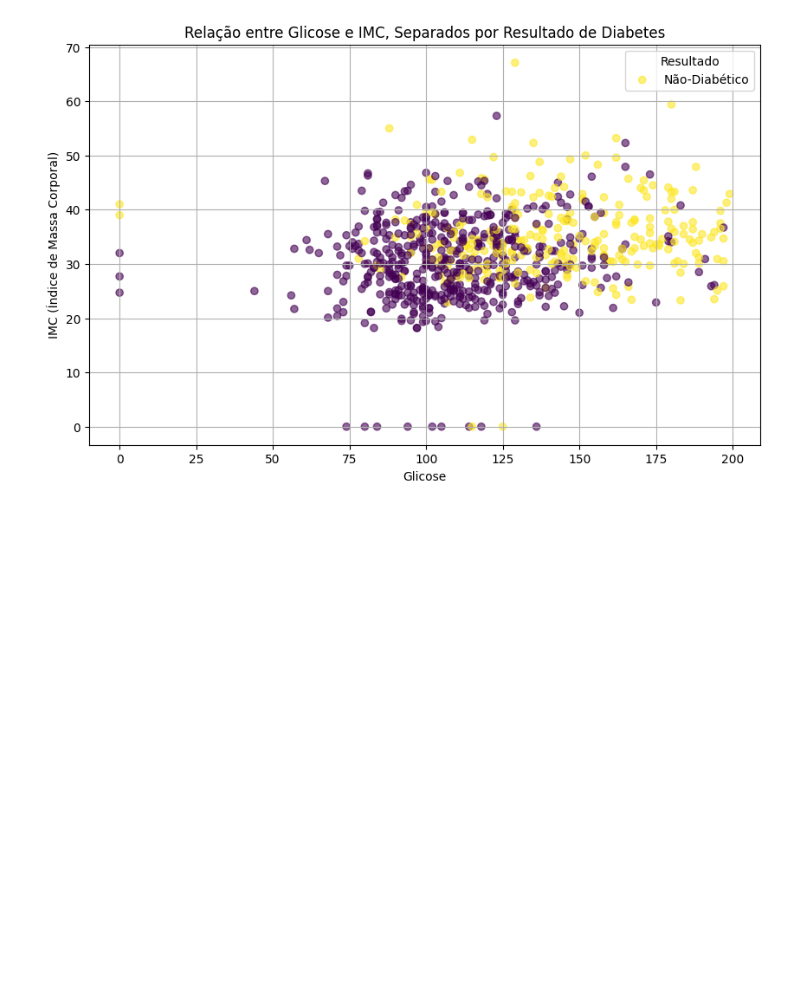
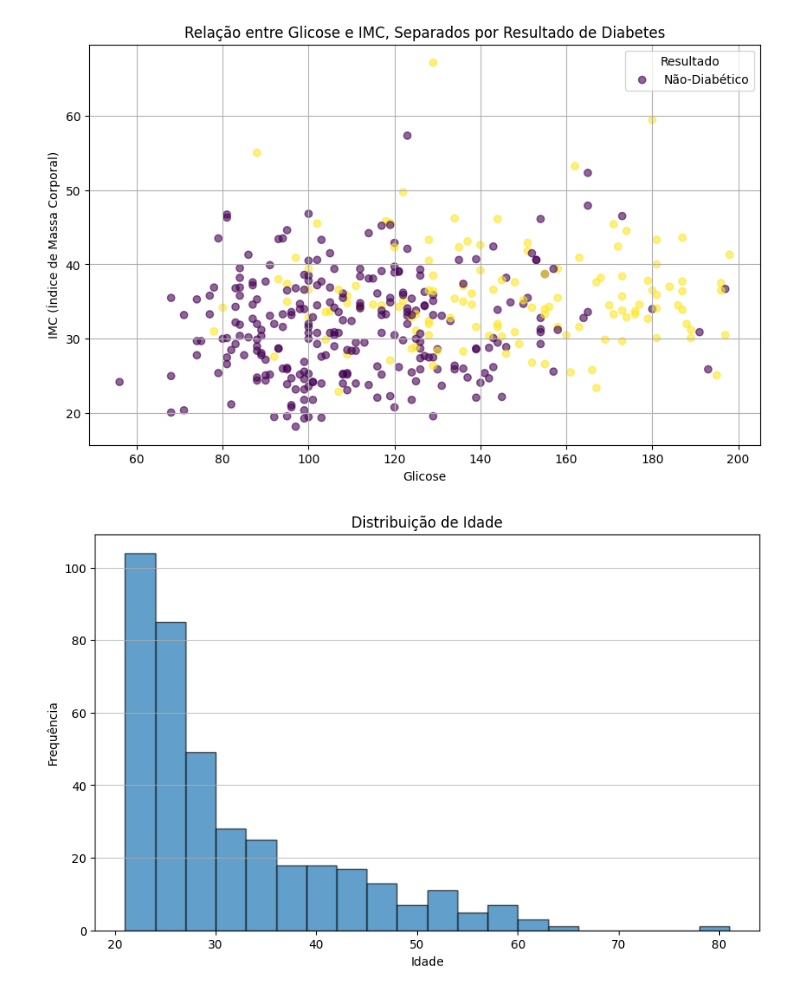
Before and after one commit to LLCarlos/tech-01, a Jupyter notebook: diabetes.ipynb, the cells around one changed output. Drawn from its saved outputs; the diff is of its cells as text; code cells hidden in the pictures; blank space fills up the shorter version.

```diff
--- a/diabetes.ipynb
+++ b/diabetes.ipynb
@@ -1,9 +1,14 @@
 # %%
 import pandas as pd
 import matplotlib.pyplot as plt
+import seaborn as sns
 
 # Carrega o arquivo CSV em um DataFrame do pandas
 df = pd.read_csv('diabetes.csv')
+
+#Remove os null ou zero
+df = df[(df[['Glucose', 'BloodPressure', 'SkinThickness', 'Insulin', 'BMI']] != 0).all(axis=1)]
+
 
 # Exibe as primeiras 5 linhas do DataFrame
 print("Primeiras 5 linhas do DataFrame:")
@@ -26,5 +31,75 @@ plt.ylabel('IMC (Índice de Massa Corporal)')
 plt.legend(*scatter.legend_elements(), title='Resultado', labels=['Não-Diabético', 'Diabético'])
 plt.grid(True)
 plt.savefig('glucose_bmi_outcome_scatter_plot.png')
+
+
+
+
+# 1. Histograma para a coluna 'Age'
+plt.figure(figsize=(10, 6))
+plt.hist(df['Age'], bins=20, edgecolor='black', alpha=0.7)
+plt.title('Distribuição de Idade')
+plt.xlabel('Idade')
+plt.ylabel('Frequência')
+plt.grid(axis='y', alpha=0.75)
+plt.savefig('age_histogram.png')
+print("Histograma de idade salvo como 'age_histogram.png'")
+
+# 2. Box Plot de 'Glucose' por 'Outcome'
+plt.figure(figsize=(10, 6))
+sns.boxplot(x='Outcome', y='Glucose', data=df)
+plt.title('Distribuição de Glicose por Resultado de Diabetes')
+plt.xlabel('Resultado (0 = Não Diabético, 1 = Diabético)')
+plt.ylabel('Nível de Glicose')
+plt.xticks(ticks=[0, 1], labels=['Não Diabético', 'Diabético'])
+plt.savefig('glucose_outcome_boxplot.png')
+print("Box plot de glicose salvo como 'glucose_outcome_boxplot.png'")
+
+# 3. Mapa de Calor da Correlação
+# This code generates a heatmap to visualize the correlation between different columns in a DataFrame (df). Here's a succinct explanation:
+
+# It creates a new figure with a specified size.
+# It calculates the correlation matrix (corr_matrix) of the DataFrame using the corr() method.
+# It uses seaborn's heatmap() function to create a heatmap of the correlation matrix. The heatmap is annotated with correlation coefficients rounded to two decimal places.
+# It sets the title of the heatmap and saves it as an image file named "correlation_heatmap.png".
+# It prints a message indicating that the heatmap has been saved.
+# In summary, this code helps to visualize the relationships between different columns in a DataFrame by creating a heatmap of correlation coefficients.
+plt.figure(figsize=(12, 10))
+corr_matrix = df.corr()
+sns.heatmap(corr_matrix, annot=True, cmap='coolwarm', fmt=".2f", linewidths=.5)
+plt.title('Mapa de Calor da Matriz de Correlação')
+plt.savefig('correlation_heatmap.png')
+print("Mapa de calor salvo como 'correlation_heatmap.png'")
+
+# 4. Scatter Plot de 'BMI' por 'Outcome'
+plt.figure(figsize=(10, 6))
+sns.scatterplot(x='BMI', y='Glucose', hue='Outcome', data=df)
+plt.title('Distribuição de IMC e Glicose por Resultado de Diabetes')
+plt.xlabel('IMC')
+plt.ylabel('Nível de Glicose')
+plt.legend(title='Resultado')
+plt.savefig('bmi_glucose_outcome_scatter_plot.png')
+print("Scatter plot de IMC e glicose salvo como 'bmi_glucose_outcome_scatter_plot.png'")
+
+# 5. Violin Plot de 'Glucose' por 'Outcome'
+plt.figure(figsize=(10, 6))
+sns.violinplot(x='Outcome', y='Glucose', data=df)
+plt.title('Distribuição de Glicose por Resultado de Diabetes')
+plt.xlabel('Resultado (0 = Não Diabético, 1 = Diabético)')
+plt.ylabel('Nível de Glicose')
+plt.xticks(ticks=[0, 1], labels=['Não Diabético', 'Diabético'])
+plt.savefig('glucose_outcome_violin_plot.png')
+print("Violin plot de glicose salvo como 'glucose_outcome_violin_plot.png'")
+
+# 6. Bar Plot de 'Outcome' por 'Age'
+plt.figure(figsize=(10, 6))
+age_group = pd.cut(df['Age'], bins=[20, 30, 40, 50, 60, 70], labels=['20-30', '30-40', '40-50', '50-60', '60-70'])
+df_group = df.groupby(age_group)['Outcome'].mean().reset_index()
+plt.bar(df_group['Age'], df_group['Outcome'])
+plt.title('Taxa de Diabetes por Faixa Etária')
+plt.xlabel('Faixa Etária')
+plt.ylabel('Taxa de Diabetes')
+plt.savefig('age_outcome_bar_plot.png')
+print("Bar plot de idade e resultado salvo como 'age_outcome_bar_plot.png'")
 # %% [output]
 Primeiras 5 linhas do DataFrame:
@@ -48 +128,2 @@ Gráfico de dispersão salvo como 'glucose_bmi_outcome_scatter_plot.png'
-[figure, old version]
+[figure, new version]
+[figure, added]
```
Also changed, not shown: parts of 4 cells of this notebook, 7 other files.
